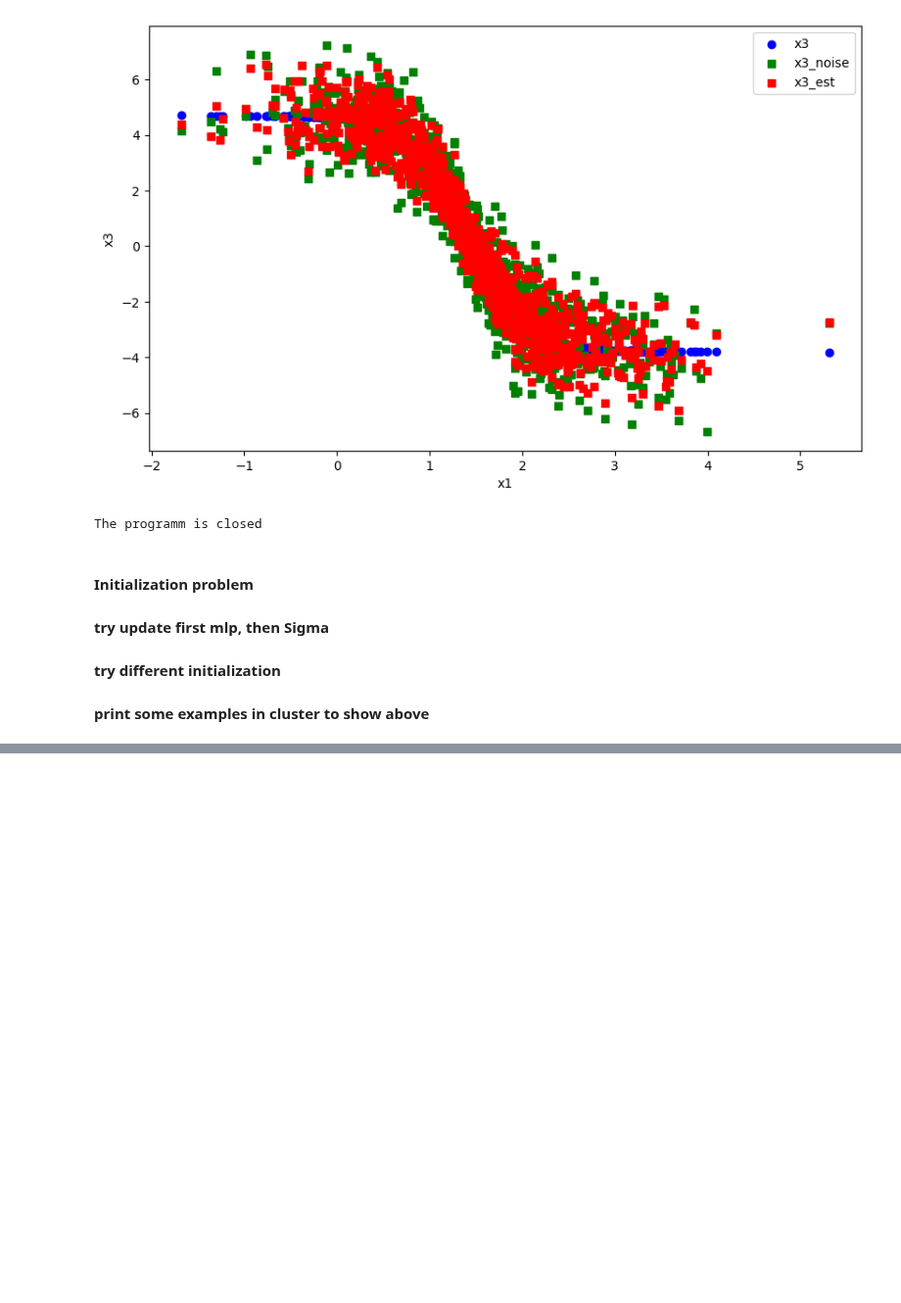
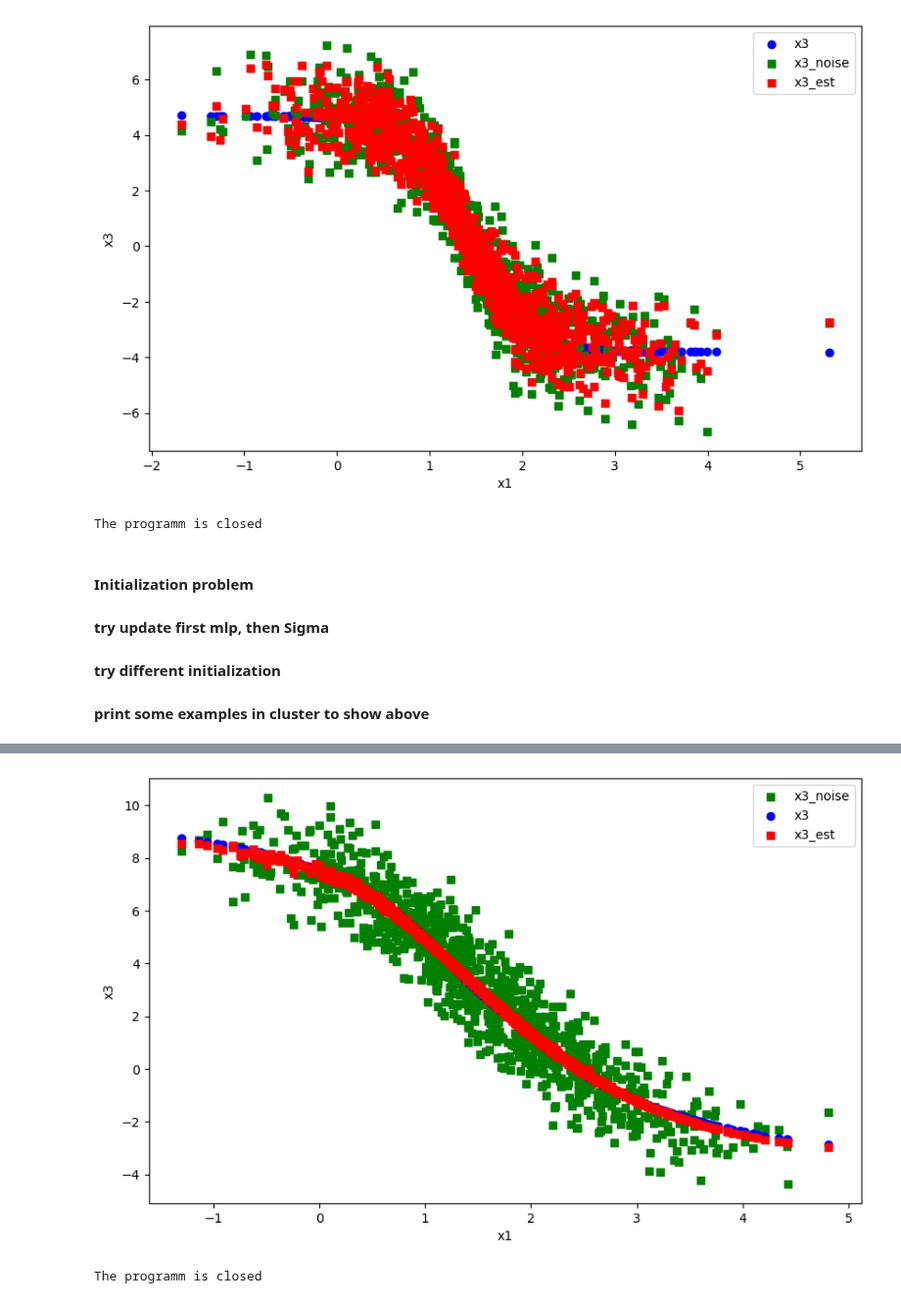
Before and after one commit to yurou-liang/ADMG, a Jupyter notebook: src/DagmaDCE/Test.ipynb, the cells around one changed output, grey strips where cells are left out. Shown at 98% size. Cells and saved outputs as stored; diff of their text form; code cells hidden in the pictures; blank space fills up the shorter version.

```diff
--- a/src/DagmaDCE/Test.ipynb
+++ b/src/DagmaDCE/Test.ipynb
@@ -2464,0 +2474,24 @@ To do: Why no obvious non-linear relationship
+# %%
+fc1_weight = fc1.weight*mask
+# print(fc1_weight)
+fc1_bias = fc1.bias
+fc2_weight = fc2[0].weight
+fc2_bias = fc2[0].bias
+
+eq_model = nonlinear_dce.DagmaMLP_DCE(
+    dims=[d, 10, 1], bias=True)
+model = nonlinear_dce.DagmaDCE(eq_model, use_mle_loss=True)
+# eq_model.mask = mask.clone()
+eq_model.fc1.weight = nn.Parameter(fc1_weight)
+eq_model.fc1.bias = fc1_bias
+eq_model.fc2[0].weight = fc2_weight
+eq_model.fc2[0].bias = fc2_bias
+eq_model.M = nn.Parameter(M.clone())
+
+W_current, observed_derivs = eq_model.get_graph(X_true)
+print("W_current: ", W_current)
+cycle_loss = eq_model.cycle_loss(W_current)
+print("cycle_loss: ", cycle_loss)
+
+W_est_dce_no_thresh, W2, x_est = model.fit(X_true, lambda1=3.5e-2, lambda2=5e-3,
+                                lr=2e-4, mu_factor=0.1, mu_init=1, T=4, warm_iter=7000, max_iter=8000)
@@ -2464,0 +2692,13 @@ To do: Why no obvious non-linear relationship
+# %%
+plt.figure(figsize=(10, 6))  # Optional: specifies the figure size
+plt.scatter(X_true.detach().numpy()[:, 0], X_true.detach().numpy()[:, 2], label='x3_noise', color='green', marker='s')
+plt.scatter(X_true.detach().numpy()[:, 0], X.detach().numpy()[:, 2], label='x3', color='blue', marker='o')
+plt.scatter(X_true.detach().numpy()[:, 0], x_est.detach().numpy()[:, 2], label='x3_est', color='red', marker='s')
+plt.xlabel('x1')
+plt.ylabel('x3')
+plt.legend()
+plt.show()
+print("The programm is closed")
+# %% [output]
+[figure, added]
+The programm is closed
```
Also changed, not shown: parts of 10 cells of this notebook.
